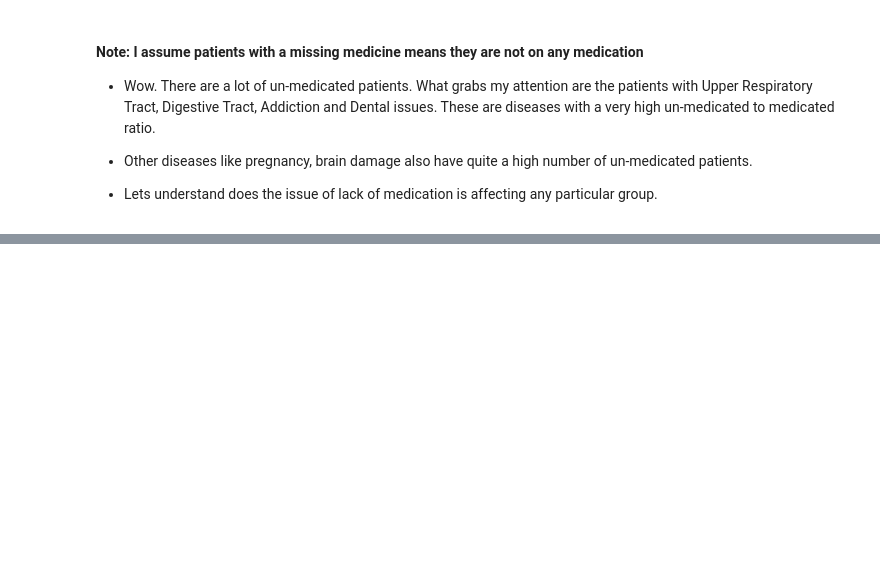
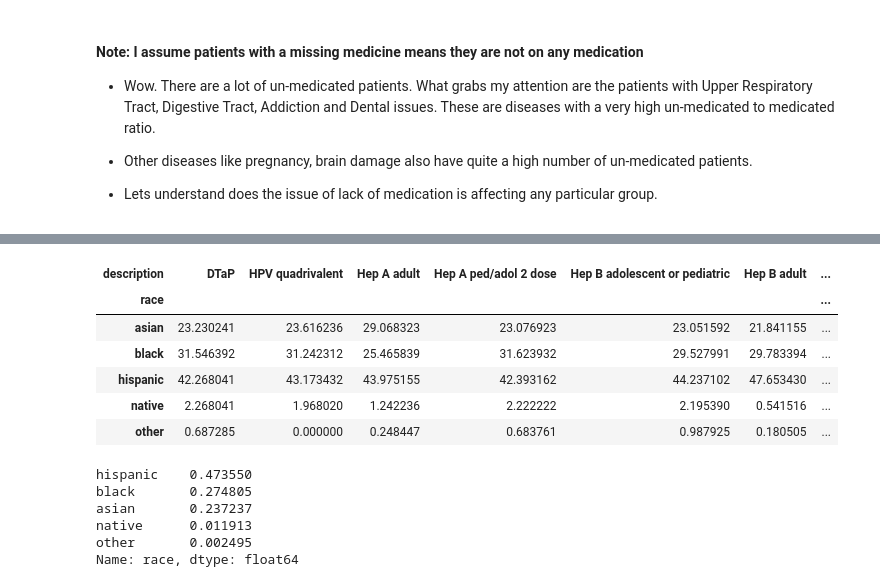
Before and after one commit to pareshg18/picnicHealth-healthcare-analysis, a Jupyter notebook: medical-access.ipynb, the cells around one changed output, grey strips where cells are left out. Saved outputs shown, nothing was run; the diff lists cells and outputs as text; code cells hidden in the pictures; blank space fills up the shorter version.

```diff
--- a/medical-access.ipynb
+++ b/medical-access.ipynb
@@ -228,0 +325,20 @@ plt.show()
+# %%
+df = immu_w_groups.loc[immu_w_groups.race != 'white']
+pd.crosstab(df.race,df.description,normalize = 'columns')*100
+# %% [output]
+| description | DTaP | HPV quadrivalent | Hep A adult | Hep A ped/adol 2 dose | Hep B adolescent or pediatric | Hep B adult | ... |
+| race |  |  |  |  |  |  | ... |
+| asian | 23.230241 | 23.616236 | 29.068323 | 23.076923 | 23.051592 | 21.841155 | ... |
+| black | 31.546392 | 31.242312 | 25.465839 | 31.623932 | 29.527991 | 29.783394 | ... |
+| hispanic | 42.268041 | 43.173432 | 43.975155 | 42.393162 | 44.237102 | 47.653430 | ... |
+| native | 2.268041 | 1.968020 | 1.242236 | 2.222222 | 2.195390 | 0.541516 | ... |
+| other | 0.687285 | 0.000000 | 0.248447 | 0.683761 | 0.987925 | 0.180505 | ... |
+# %%
+df.race.value_counts(normalize = True)
+# %% [output]
+hispanic    0.473550
+black       0.274805
+asian       0.237237
+native      0.011913
+other       0.002495
+Name: race, dtype: float64
```
Also changed, not shown: parts of 10 cells of this notebook.
